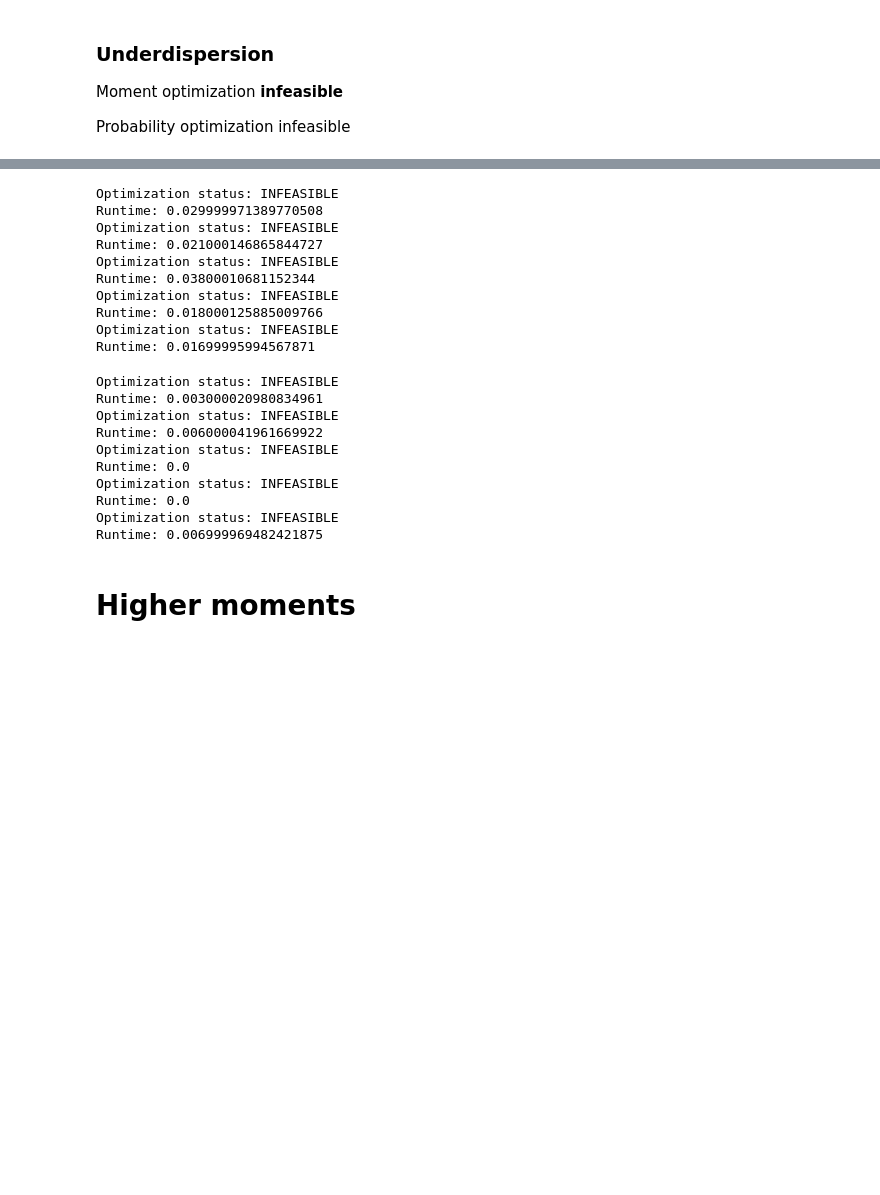
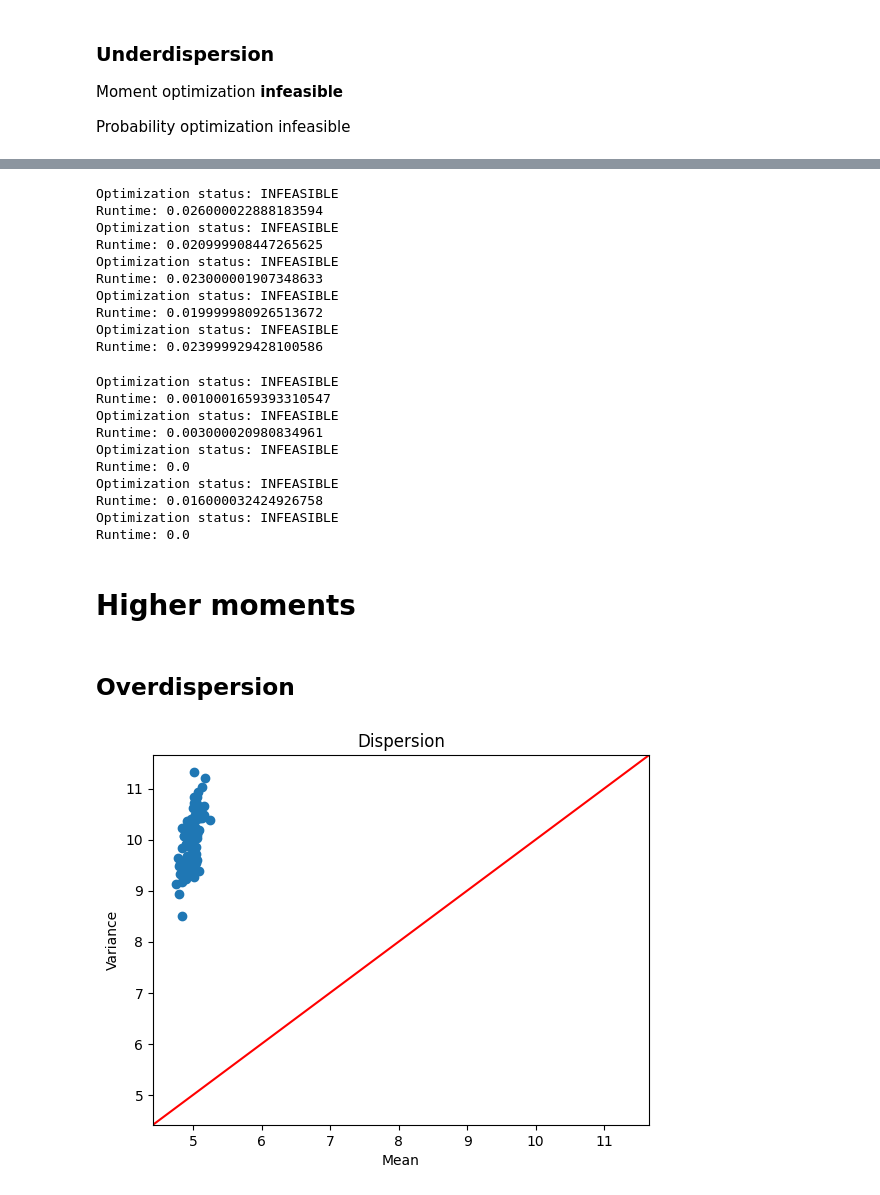
Before and after one commit to willjgh/M5R, a Jupyter notebook: Interaction/Moment-Experiments/dispersion_test.ipynb, the cells around one changed output, grey strips where cells are left out. Saved outputs shown, nothing was run; the diff lists cells and outputs as text; code cells hidden in the pictures; blank space fills up the shorter version.

```diff
--- a/Interaction/Moment-Experiments/dispersion_test.ipynb
+++ b/Interaction/Moment-Experiments/dispersion_test.ipynb
@@ -306,43 +305,58 @@ data = construct_dispersed_dataset(lam, alp, M, True, 1000, 5)
 # %%
 # optimize moments
-constraints = [
-    "moment",
-    "higher_moment",
-    "marginal_CME_1",
-    "k_deg_1"
-]
+constraints = Constraint(
+    moment = True,
+    higher_moment = True,
+    marginal_CME_1 = True,
+    k_deg_1 = True
+)
 
 opt = optimization.Optimization(data, constraints, tqdm_disable=True)
 # %% [output]
 Optimization status: INFEASIBLE
-Runtime: 0.029999971389770508
+Runtime: 0.026000022888183594
 Optimization status: INFEASIBLE
-Runtime: 0.021000146865844727
+Runtime: 0.020999908447265625
 Optimization status: INFEASIBLE
-Runtime: 0.03800010681152344
+Runtime: 0.023000001907348633
 Optimization status: INFEASIBLE
-Runtime: 0.018000125885009766
+Runtime: 0.019999980926513672
 Optimization status: INFEASIBLE
-Runtime: 0.01699995994567871
+Runtime: 0.023999929428100586
 # %%
 # optimize probabilities
-constraints = [
-    "marginal_probability_1",
-    "marginal_CME_1",
-    "k_deg_1"
-]
+constraints = Constraint(
+    marginal_probability_1 = True,
+    marginal_CME_1 = True,
+    k_deg_1 = True
+)
 
 opt = optimization.Optimization(data, constraints, tqdm_disable=True)
 # %% [output]
+Optimization status: INFEASIBLE
+Runtime: 0.0010001659393310547
 Optimization status: INFEASIBLE
 Runtime: 0.003000020980834961
 Optimization status: INFEASIBLE
-Runtime: 0.006000041961669922
+Runtime: 0.0
+Optimization status: INFEASIBLE
+Runtime: 0.016000032424926758
 Optimization status: INFEASIBLE
 Runtime: 0.0
-Optimization status: INFEASIBLE
-Runtime: 0.0
-Optimization status: INFEASIBLE
-Runtime: 0.006999969482421875
 # %% [markdown]
 # Higher moments
+# %% [markdown]
+## Overdispersion
+# %%
+# settings
+lam = 5
+alp = 0.3
+M = 20
+
+# display
+plot_dispersion(lam, alp, M, 1000, 100, True)
+
+# sample
+data = construct_dispersed_dataset(lam, alp, M, True, 1000, 5)
+# %% [output]
+[figure, added]
```
Also changed, not shown: parts of 12 cells of this notebook.
